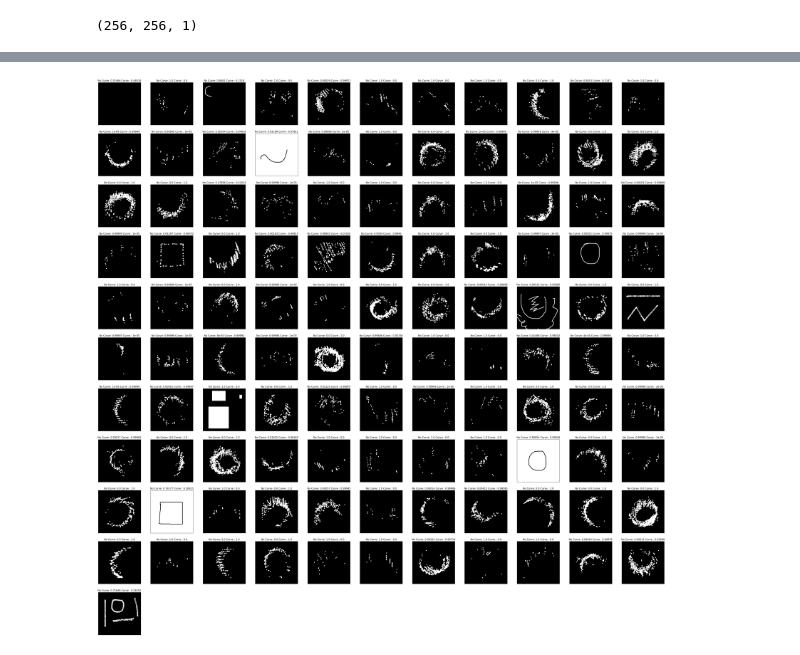
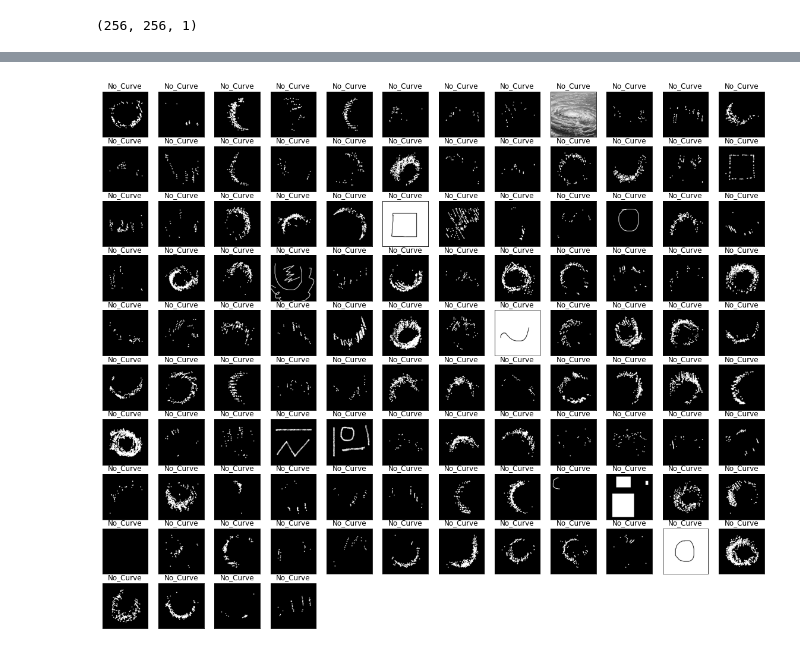
Before and after one commit to PawanBhatt28/Team_Aces, a Jupyter notebook: 1.4-Copy1.ipynb, the cells around one changed output, grey strips where cells are left out. Saved outputs shown, nothing was run; the diff lists cells and outputs as text; code cells hidden in the pictures.

Commit message:
cnn model

```diff
--- a/1.4-Copy1.ipynb
+++ b/1.4-Copy1.ipynb
@@ -153,7 +155,7 @@ model.add(Dense(512, activation='relu'))
 model.add(Dropout(rate=0.5))
 model.add(Dense(2, activation='softmax')) # i changed this Dense 2 -> 1, and its not giving error of Dimensions not matching (900,1) with (900,2)
 
-optimizer = Adam(lr=1e-3)
+optimizer = Adam(learning_rate=1e-3)
 
 model.compile(optimizer=optimizer, loss='categorical_crossentropy', metrics=["accuracy"])
 model.fit(x=train_image, y=train_label, epochs=10, batch_size=600)
@@ -176,22 +164,21 @@ Epoch 8/10
 KeyboardInterrupt:
 # %%
-fig = plt.figure(figsize=(50,50))
+fig = plt.figure(figsize=(20, 20))
+
 k = 0
 for img  in test_image:
 
-    y = fig.add_subplot(11,11,k+1)
-
+    y = fig.add_subplot(12,12,k+1)
+    k += 1
     data = img.reshape(1,256,256,1)
     model_out = model.predict([data])
 
-#     print("Prediction : ", model_out)
-#     print("Actual     : ", test_label[k])
-    str_label = str("No Curve: ") + str(round(model_out[0][0],5) ) + str(" Curve : ") +str(round(model_out[0][1],5))
-#     if np.argmax(model_out) == 1:
-#         str_label = "Curve"
-#     else:
-#         str_label = "No_Curve"
-    k += 1
+
+    if np.argmax(model_out) == 1:
+        str_label = "Curve"
+    else:
+        str_label = "No_Curve"
+
     y.imshow(img, cmap='gray')
     plt.title(str_label)
     y.axes.get_xaxis().set_visible(False)
@@ -217 +204 @@ for img  in test_image:
-[figure, old version]
+[figure, new version]
```
Also changed, not shown: parts of 11 cells of this notebook, 3 other files.
